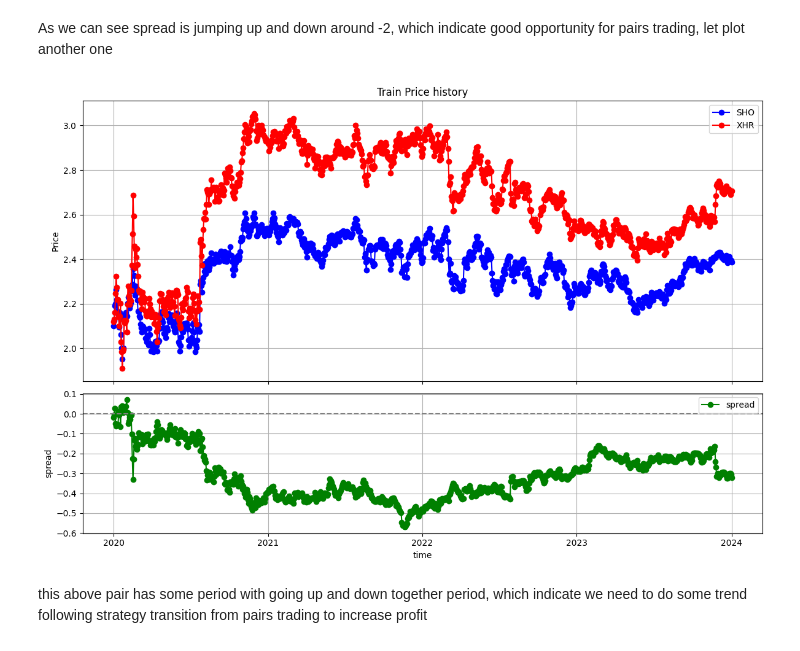
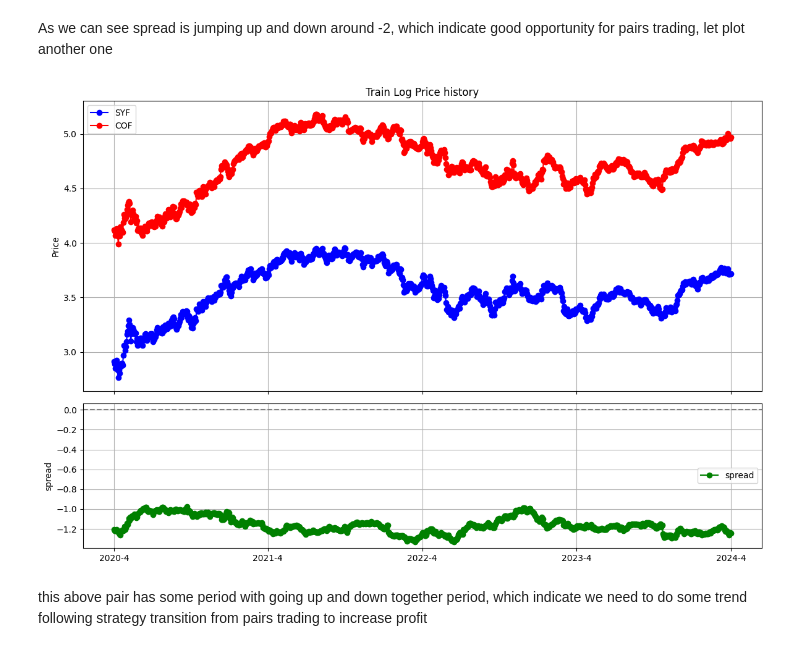
Before and after one commit to xuanruli/trade_solutions, a Jupyter notebook: pairs.ipynb, the cells around one changed output. Saved outputs shown, nothing was run; the diff lists cells and outputs as text; code cells hidden in the pictures.

```diff
--- a/pairs.ipynb
+++ b/pairs.ipynb
@@ -27,7 +27,7 @@ print(tickers)
 # %%
 aggs = []
 for a in client.list_aggs(
-        "FHB",
+        "AAPL",
         1,
         "day",
         "2020-04-01",
@@ -63,12 +63,12 @@ for t in tickers:
     ):
 
         aggs.append(a.close)
-    if len(aggs) != 1242:
+    if len(aggs) != 1235:
         continue
     df[t] = aggs
 # %%
 df = df.dropna(axis=1).copy()
-train, test = df.iloc[:int(1243*0.8)].copy(), df.iloc[int(1243*0.8):].copy()
-train = train.apply(lambda x: np.log(x))
-train_standard = train.apply(lambda x: (x - x.mean())/ x.std())
+train, test = df.iloc[:int(1235*0.8)].copy(), df.iloc[int(1235*0.8):].copy()
+train_log = train.apply(lambda x: np.log(x))
+train_standard = train_log.apply(lambda x: (x - x.mean())/ x.std())
 X = train_standard.T
@@ -222,13 +222,11 @@ def plot_price(a, b, train):
 
     data_length = len(stock_a)
     tick_positions = np.linspace(0, data_length-1, 5, dtype=int)
-    tick_labels = ['2020', '2021', '2022', '2023', '2024']
+    tick_labels = ['2020-4', '2021-4', '2022-4', '2023-4', '2024-4']
 
     ax1.set_xticks(tick_positions)
-    ax1.set_xticklabels([])
 
     ax2.plot(spread, label='spread', color='green', marker='o')
-    ax2.set_xlabel('time')
     ax2.set_ylabel('spread')
     ax2.axhline(y=0, color='gray', linestyle='--')
     ax2.grid(True)
@@ -246,9 +248,9 @@ plot_price("LEVI", "MHK", train)
 # %% [markdown]
 As we can see spread is jumping up and down around -2, which indicate good opportunity for pairs trading, let plot another one
 # %%
-plot_price("SHO","XHR", train)
+plot_price("SYF", "COF", train)
 # %% [output]
-[figure, old version]
+[figure, new version]
 # %% [markdown]
 this above pair has some period with going up and down together period, which indicate we need to do some trend following strategy transition from pairs trading to increase profit
 # %% [markdown]
```
Also changed, not shown: parts of 35 cells of this notebook, 7 other files.
